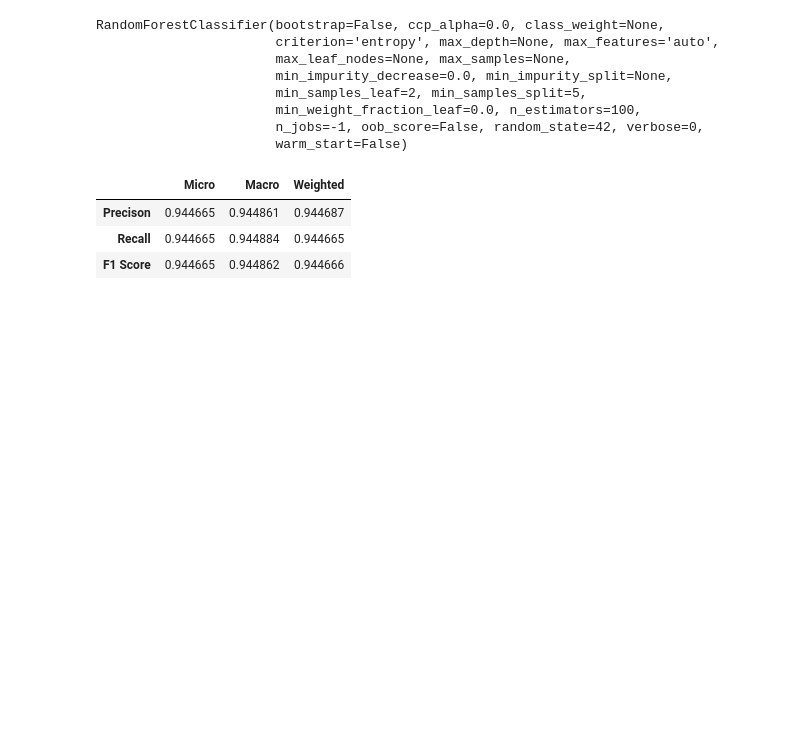
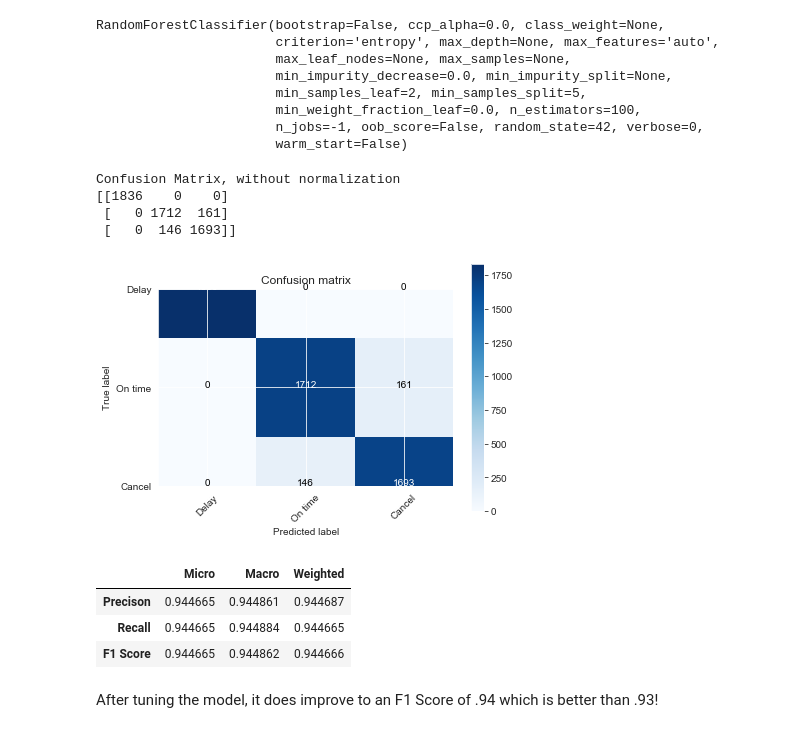
Before and after one commit to emilia329/Fly-High, a Jupyter notebook: JFKModel.ipynb, the cells around one changed output. Drawn from its saved outputs; the diff is of its cells as text; code cells hidden in the pictures; blank space fills up the shorter version.

```diff
--- a/JFKModel.ipynb
+++ b/JFKModel.ipynb
@@ -267,6 +298,20 @@ RandomForestClassifier(bootstrap=False, ccp_alpha=0.0, class_weight=None,
                        warm_start=False)
 # %%
 refined_pred = rfc_ref.predict(X_test)
+# %%
+cm = confusion_matrix(y_test,refined_pred)
+classes = ['Delay', 'On time','Cancel']
+# %%
+plot_confusion_matrix(cm, classes,
+                          normalize=False,
+                          title='Confusion matrix',
+                          cmap=plt.cm.Blues)
+# %% [output]
+Confusion Matrix, without normalization
+[[1836    0    0]
+ [   0 1712  161]
+ [   0  146 1693]]
+[figure, added]
 # %%
 datatable(y_test,refined_pred)
 # %% [output]
@@ -274,3 +319,5 @@ datatable(y_test,refined_pred)
 | Precison | 0.944665 | 0.944861 | 0.944687 |
 | Recall | 0.944665 | 0.944884 | 0.944665 |
 | F1 Score | 0.944665 | 0.944862 | 0.944666 |
+# %% [markdown]
+After tuning the model, it does improve to an F1 Score of .94 which is better than .93!
```
Also changed, not shown: parts of 20 cells of this notebook.
